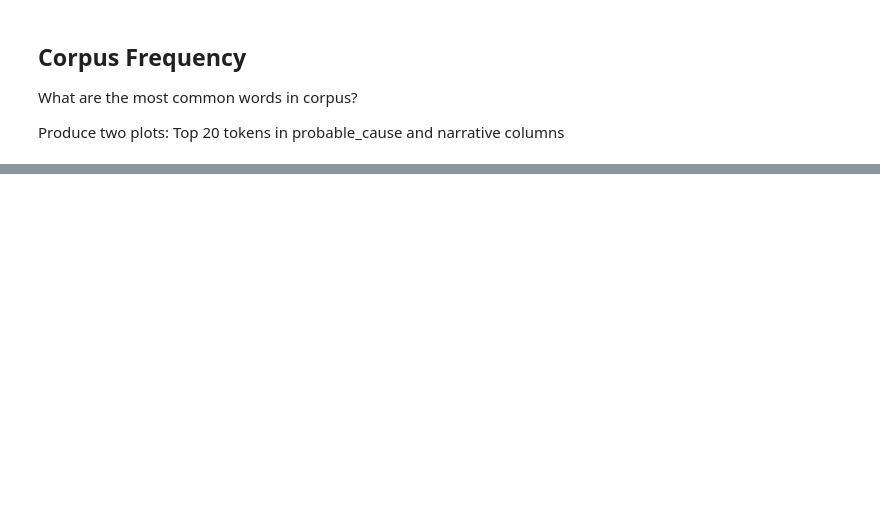
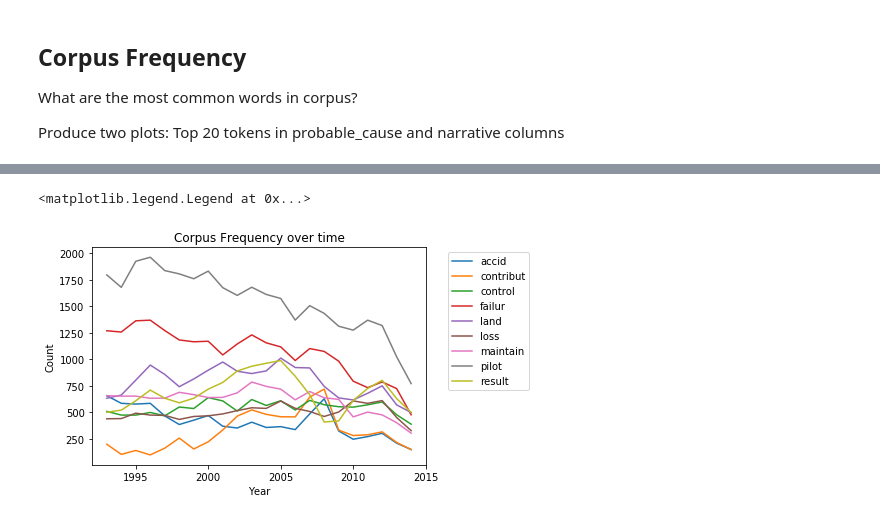
Before and after one commit to kirstyward/data-scientist-exercise02, a Jupyter notebook: narrative_topics.ipynb, the cells around one changed output, grey strips where cells are left out. Drawn from its saved outputs; the diff is of its cells as text; code cells hidden in the pictures; blank space fills up the shorter version.

```diff
--- a/narrative_topics.ipynb
+++ b/narrative_topics.ipynb
@@ -162,0 +119,18 @@ lda = ldamodel.LdaModel(corpus=corpus, id2word=id2word, num_topics=num_topics)
+# %%
+# Merge to cleaned aviation data from NTSB.ipynb to get date data
+ntsb  = pd.read_csv('data/aviation_data.csv')
+merged = df.merge(ntsb, on='EventId')
+
+#Create dataframe that has one row per word in the probable cause data, with associated year
+counts_df = merged[['EventId', 'probable_cause_clean', 'year']].explode('probable_cause_clean')
+
+#Limit data to 1993-2014
+#"Full narrative descriptions may not be available for dates before 1993"
+#2015 does not have a full year of data so counts may be misleading
+mask = (counts_df['year'] >= 1993) & (counts_df['year'] < 2015)
+counts_df = counts_df.loc[mask]
+
+#Create aggregate counts of words by year
+word_counts = counts_df.groupby(['year', 'probable_cause_clean']).agg({'count'}).reset_index()
+word_counts.columns = ['year', 'token', 'count']
+word_counts.head()
@@ -162,0 +144,4 @@ lda = ldamodel.LdaModel(corpus=corpus, id2word=id2word, num_topics=num_topics)
+# %%
+#Get all words that were ever in the top five by counts each year
+top5words = word_counts.sort_values('count',ascending=False).groupby('year').head(5).token.unique().tolist()
+top5words
@@ -162,0 +158,5 @@ lda = ldamodel.LdaModel(corpus=corpus, id2word=id2word, num_topics=num_topics)
+# %%
+#Subset data to top 5 words, pivot for ploting
+word_counts_limited = word_counts[word_counts['token'].isin(top5words)]
+plot_df = word_counts_limited.pivot(index = 'year', columns = 'token', values = 'count').reset_index()
+plot_df.head()
@@ -162,0 +170,11 @@ lda = ldamodel.LdaModel(corpus=corpus, id2word=id2word, num_topics=num_topics)
+# %%
+#Plot counts over time
+for column in plot_df.columns[1:len(plot_df.columns)] :
+    plt.plot(t['year'], t[column], label = column)
+plt.xlabel('Year')
+plt.ylabel('Count')
+plt.title('Corpus Frequency over time')
+plt.legend(bbox_to_anchor=(1.05, 1))
+# %% [output]
+<matplotlib.legend.Legend at 0x...>
+[figure, added]
```
Also changed, not shown: parts of 23 cells of this notebook, 1 other file.
